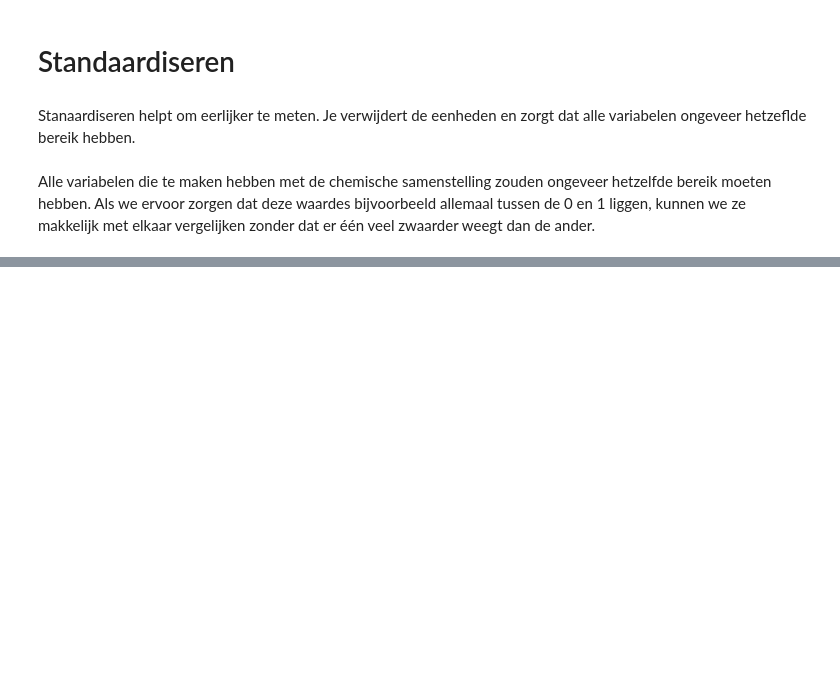
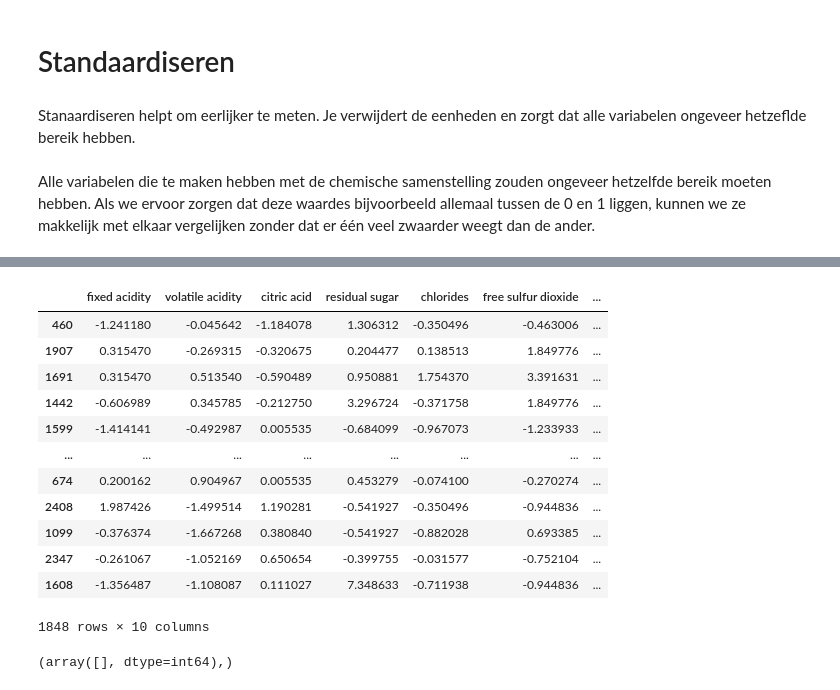
Before and after one commit to darkraisisi/cm_wine, a Jupyter notebook: Computional Modelling Wine Casus.ipynb, the cells around one changed output, grey strips where cells are left out. Drawn from its saved outputs; the diff is of its cells as text; code cells hidden in the pictures; blank space fills up the shorter version.

```diff
--- a/Computional Modelling Wine Casus.ipynb
+++ b/Computional Modelling Wine Casus.ipynb
@@ -238,0 +276,3 @@ wineZscore.head()
+# %%
+y = wine['points']
+y.head(
@@ -238,0 +294,3 @@ wineZscore.head()
+# %%
+from sklearn.model_selection import train_test_split
+X_train, X_test, y_train, y_test = train_test_split(X, y, random_state=2)
@@ -238,0 +335,20 @@ wineZscore.head()
+# %%
+X_train.fillna(X_train.mean())
+# %% [output]
+|  | fixed acidity | volatile acidity | citric acid | residual sugar | chlorides | free sulfur dioxide | ... |
+| 460 | -1.241180 | -0.045642 | -1.184078 | 1.306312 | -0.350496 | -0.463006 | ... |
+| 1907 | 0.315470 | -0.269315 | -0.320675 | 0.204477 | 0.138513 | 1.849776 | ... |
+| 1691 | 0.315470 | 0.513540 | -0.590489 | 0.950881 | 1.754370 | 3.391631 | ... |
+| 1442 | -0.606989 | 0.345785 | -0.212750 | 3.296724 | -0.371758 | 1.849776 | ... |
+| 1599 | -1.414141 | -0.492987 | 0.005535 | -0.684099 | -0.967073 | -1.233933 | ... |
+| ... | ... | ... | ... | ... | ... | ... | ... |
+| 674 | 0.200162 | 0.904967 | 0.005535 | 0.453279 | -0.074100 | -0.270274 | ... |
+| 2408 | 1.987426 | -1.499514 | 1.190281 | -0.541927 | -0.350496 | -0.944836 | ... |
+| 1099 | -0.376374 | -1.667268 | 0.380840 | -0.541927 | -0.882028 | 0.693385 | ... |
+| 2347 | -0.261067 | -1.052169 | 0.650654 | -0.399755 | -0.031577 | -0.752104 | ... |
+| 1608 | -1.356487 | -1.108087 | 0.111027 | 7.348633 | -0.711938 | -0.944836 | ... |
+1848 rows × 10 columns
+# %%
+np.where(pd.isnull(y_train))
+# %% [output]
+(array([], dtype=int64),)
```
Also changed, not shown: parts of 26 cells of this notebook.
